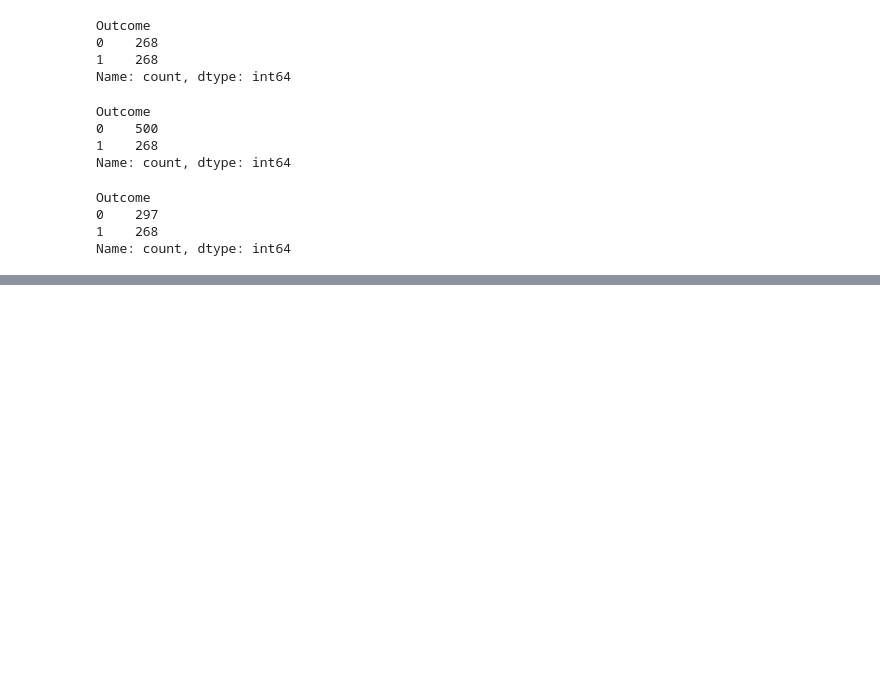
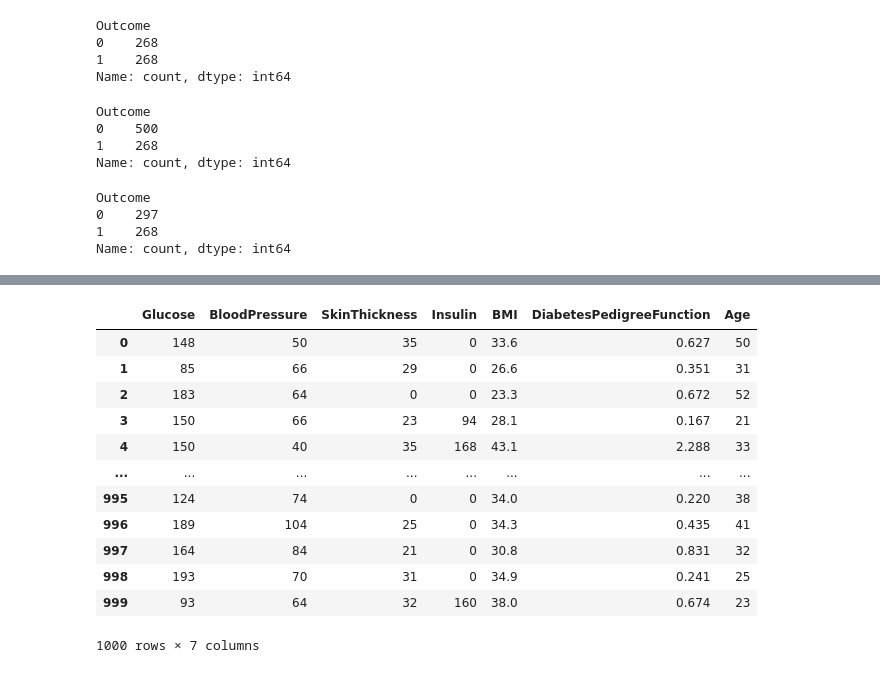
Before and after one commit to abhishek2young/Python-Hands-ON, a Jupyter notebook: Sampling.ipynb, the cells around one changed output, grey strips where cells are left out. Cells and saved outputs as stored; diff of their text form; code cells hidden in the pictures; blank space fills up the shorter version.

```diff
--- a/Sampling.ipynb
+++ b/Sampling.ipynb
@@ -704,0 +720,3 @@ Name: count, dtype: int64
+# %%
+df=pd.read_csv("diabetes.csv")
+df
@@ -704,0 +744,3 @@ Name: count, dtype: int64
+# %%
+x=df.drop("Outcome",axis=1)
+y=df["Outcome"]
@@ -704,0 +763,19 @@ Name: count, dtype: int64
+# %%
+random_oversampling = RandomOverSampler()
+x_sampled, y_sampled = random_oversampling.fit_resample(x,y)
+# %%
+x_sampled
+# %% [output]
+|  | Glucose | BloodPressure | SkinThickness | Insulin | BMI | DiabetesPedigreeFunction | Age |
+| 0 | 148 | 50 | 35 | 0 | 33.6 | 0.627 | 50 |
+| 1 | 85 | 66 | 29 | 0 | 26.6 | 0.351 | 31 |
+| 2 | 183 | 64 | 0 | 0 | 23.3 | 0.672 | 52 |
+| 3 | 150 | 66 | 23 | 94 | 28.1 | 0.167 | 21 |
+| 4 | 150 | 40 | 35 | 168 | 43.1 | 2.288 | 33 |
+| ... | ... | ... | ... | ... | ... | ... | ... |
+| 995 | 124 | 74 | 0 | 0 | 34.0 | 0.220 | 38 |
+| 996 | 189 | 104 | 25 | 0 | 34.3 | 0.435 | 41 |
+| 997 | 164 | 84 | 21 | 0 | 30.8 | 0.831 | 32 |
+| 998 | 193 | 70 | 31 | 0 | 34.9 | 0.241 | 25 |
+| 999 | 93 | 64 | 32 | 160 | 38.0 | 0.674 | 23 |
+1000 rows × 7 columns
```
Also changed, not shown: parts of 28 cells of this notebook, 1 other file.
